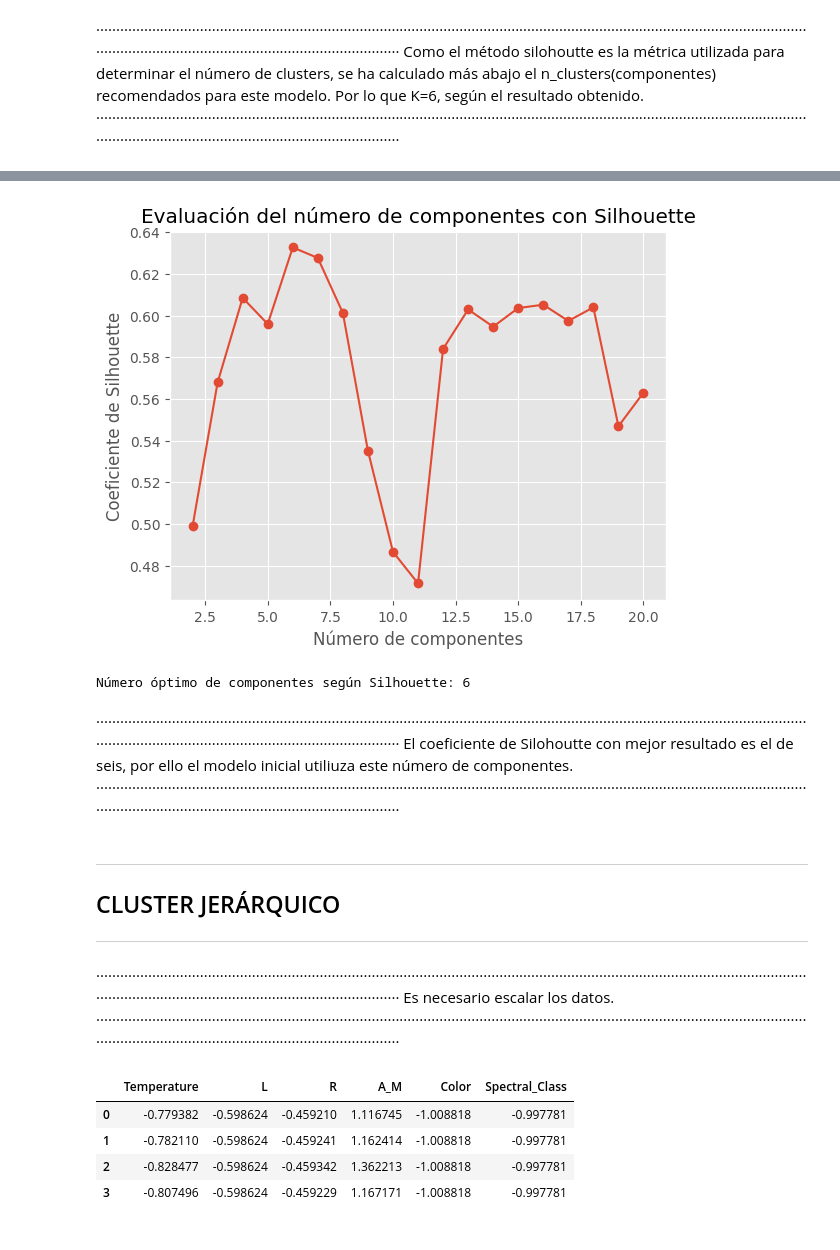
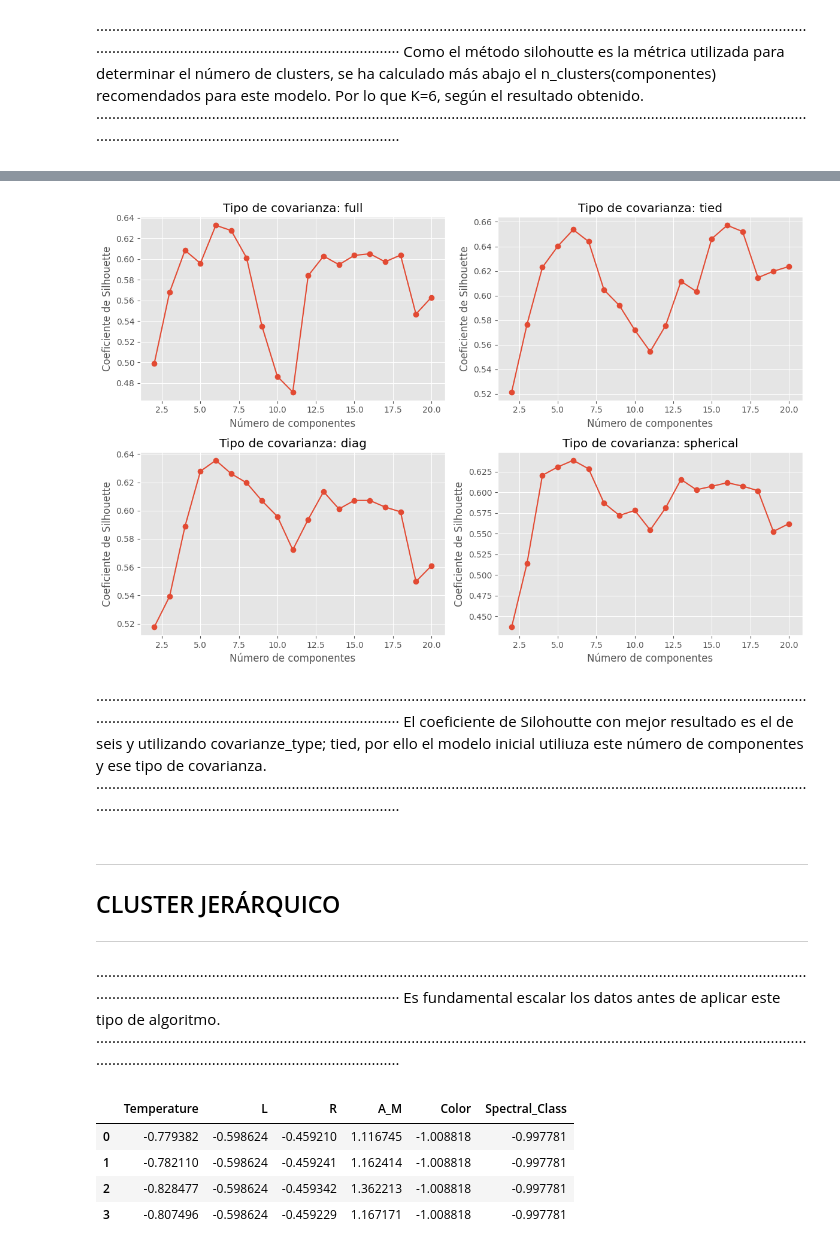
Before and after one commit to NathaliaMoniz/GRUPO09_Practica2, a Jupyter notebook: Practica.ipynb, the cells around one changed output, grey strips where cells are left out. Drawn from its saved outputs; the diff is of its cells as text; code cells hidden in the pictures.

```diff
--- a/Practica.ipynb
+++ b/Practica.ipynb
@@ -811,7 +812,7 @@ Probamos el metodo con el K recomendado por el indicador de silohoutte.
 ·········································································································································································································································································
 # %%
 # Ejecutar K-Medoids con tus datos X_trans
-modelo_kmedoids = KMedoids(n_clusters=6, random_state=23, method='pam')
+modelo_kmedoids = KMedoids(n_clusters=5, random_state=23, method='pam')
 modelo_kmedoids.fit(X=X_trans)
 y_predict = modelo_kmedoids.predict(X=X_trans)
 # %% [markdown]
@@ -984,14 +1028,14 @@ def make_ellipses(gmm, ax):
         v = 2. * np.sqrt(2.) * np.sqrt(v)
 
         for i in range(1, 3):
-            ell = mpl.patches.Ellipse((gmm.means_[n, 0], gmm.means_[n, 1]), i * v[0], i * v[1], angle=180 + angle, color="blue")
+            ell = mpl.patches.Ellipse((gmm.means_[n, 0], gmm.means_[n, 1]), i * v[0], i * v[1], angle=180 + angle, color="pink")
             ell.set_clip_box(ax.bbox)
             ell.set_alpha(0.1)
             ax.add_artist(ell)
 
 # Entrenar varios modelos GMM con diferentes números de componentes
-n_components_range = range(1, 7)
-models = [GaussianMixture(n_components=n, covariance_type='full',random_state=23).fit(X_trans) for n in n_components_range]
+n_components_range = range(1, 9)
+models = [GaussianMixture(n_components=6, covariance_type='tied', random_state=23, init_params='kmeans').fit(X_trans) for n in n_components_range]
 
 # Calcular AIC y BIC para cada modelo
 aics = [model.aic(X_trans) for model in models]
@@ -1049,11 +1093,11 @@ Dado que los modelos GMM son modelos probabilísticos, se puede recurrir a métr
 ······························································································································································································································································
 # %%
-n_components = range(1, 15)
+n_components = range(1, 30)
 valores_bic = []
 valores_aic = []
 
 for i in n_components:
-    modelo = GaussianMixture(n_components=i, covariance_type="full")
+    modelo = GaussianMixture(n_components=i, covariance_type="tied")
     modelo = modelo.fit(X_trans)
     valores_bic.append(modelo.bic(X_trans))
     valores_aic.append(modelo.aic(X_trans))
@@ -1076,45 +1132,48 @@ Número óptimo acorde al AIC: 11
 # %%
 from sklearn.mixture import GaussianMixture
 from sklearn.metrics import silhouette_score
 import matplotlib.pyplot as plt
 
 # Define el rango de posibles números de componentes
 n_components_range = range(2, 21)
 
-# Lista para almacenar los valores de Silhouette
-silhouette_scores = []
+# Lista para almacenar los valores de Silhouette para cada tipo de matriz de covarianza
+silhouette_scores = {'full': [], 'tied': [], 'diag': [], 'spherical': []}
 
 # Itera sobre el rango de números de componentes
 for n_components in n_components_range:
-    # Ajusta el modelo de mezcla gaussiana
-    gmm = GaussianMixture(n_components=n_components, covariance_type='full', random_state=23)
-    gmm.fit(X_trans)
+    for cov_type in silhouette_scores.keys():
+        # Ajusta el modelo de mezcla gaussiana con el tipo de covarianza actual
+        gmm = GaussianMixture(n_components=n_components, covariance_type=cov_type, random_state=23)
+        gmm.fit(X_trans)
 
-    # Predice las etiquetas de los clusters
-    cluster_labels = gmm.predict(X_trans)
+        # Predice las etiquetas de los clusters
+        cluster_labels = gmm.predict(X_trans)
 
-    # Calcula el coeficiente de Silhouette
-    silhouette_avg = silhouette_score(X_trans, cluster_labels)
+        # Calcula el coeficiente de Silhouette
+        silhouette_avg = silhouette_score(X_trans, cluster_labels)
 
-    # Almacena el valor de Silhouette
-    silhouette_scores.append(silhouette_avg)
+        # Almacena el valor de Silhouette para el tipo de covarianza actual
+        silhouette_scores[cov_type].append(silhouette_avg)
 
-# Grafica los valores de Silhouette en función del número de componentes
-plt.plot(n_components_range, silhouette_scores, marker='o')
-plt.xlabel('Número de componentes')
-plt.ylabel('Coeficiente de Silhouette')
-plt.title('Evaluación del número de componentes con Silhouette')
+# Crea un cuadro de cuatro gráficos
+fig, axs = plt.subplots(2, 2, figsize=(12, 8))
+axs = axs.flatten()
+
+# Itera sobre cada tipo de covarianza y traza los valores de Silhouette
+for i, (cov_type, scores) in enumerate(silhouette_scores.items()):
+    axs[i].plot(n_components_range, scores, marker='o')
+    axs[i].set_xlabel('Número de componentes')
+    axs[i].set_ylabel('Coeficiente de Silhouette')
+    axs[i].set_title(f'Tipo de covarianza: {cov_type}')
+
+plt.tight_layout()
 plt.show()
-
-# Encuentra el número óptimo de componentes
-optimal_n_components = n_components_range[np.argmax(silhouette_scores)]
-print(f"Número óptimo de componentes según Silhouette: {optimal_n_components}")
 # %% [output]
-[figure, old version]
+[figure, new version]
-Número óptimo de componentes según Silhouette: 6
 # %% [markdown]
 ······························································································································································································································································
-El coeficiente de Silohoutte con mejor resultado es el de seis, por ello el modelo inicial utiliuza este número de componentes.
+El coeficiente de Silohoutte con mejor resultado es el de seis y utilizando covarianze_type; tied, por ello el modelo inicial utiliuza este número de componentes y ese tipo de covarianza.
 ······························································································································································································································································
 # %% [markdown]
 --------------------------------------------------------------------------------------------------------------------------------------------------------------------------------------------------------
@@ -1122,7 +1181,7 @@ El coeficiente de Silohoutte con mejor resultado es el de seis, por ello el mode
 --------------------------------------------------------------------------------------------------------------------------------------------------------------------------------------------------------
 # %% [markdown]
 ······························································································································································································································································
-Es necesario escalar los datos.
+Es fundamental escalar los datos antes de aplicar este tipo de algoritmo.
 ······························································································································································································································································
 # %%
 # Escalado de las variables.
```
Also changed, not shown: parts of 75 cells of this notebook.
